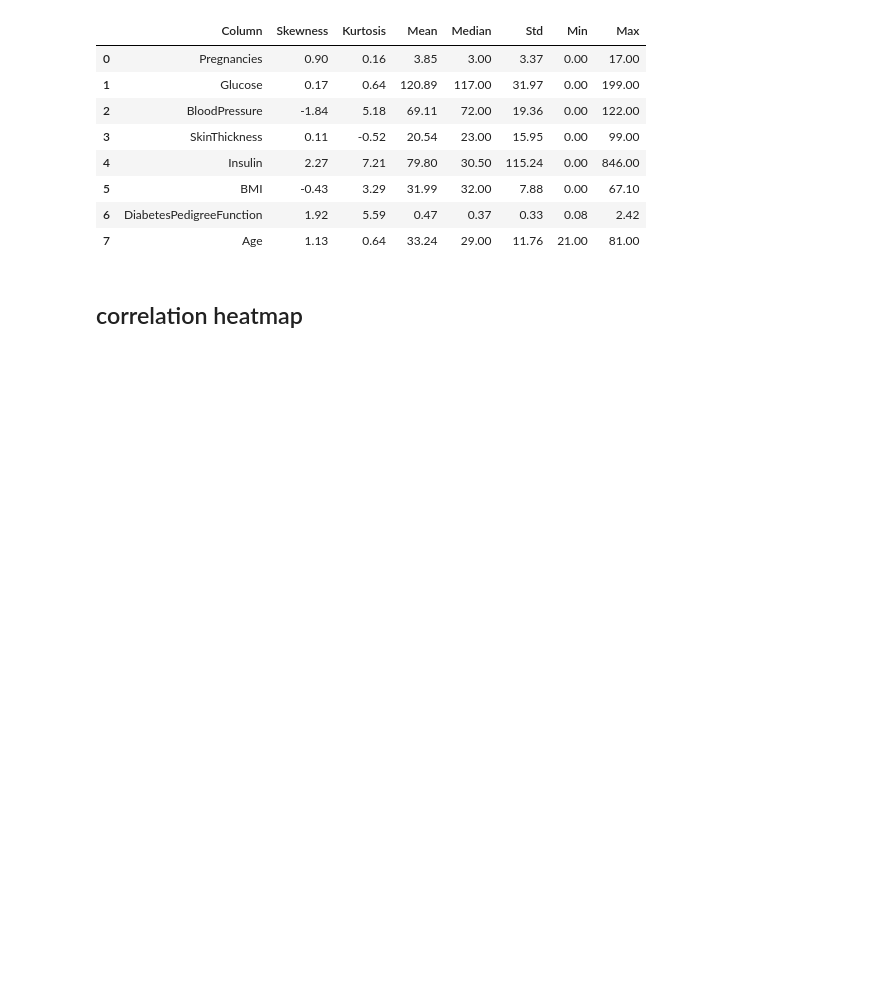
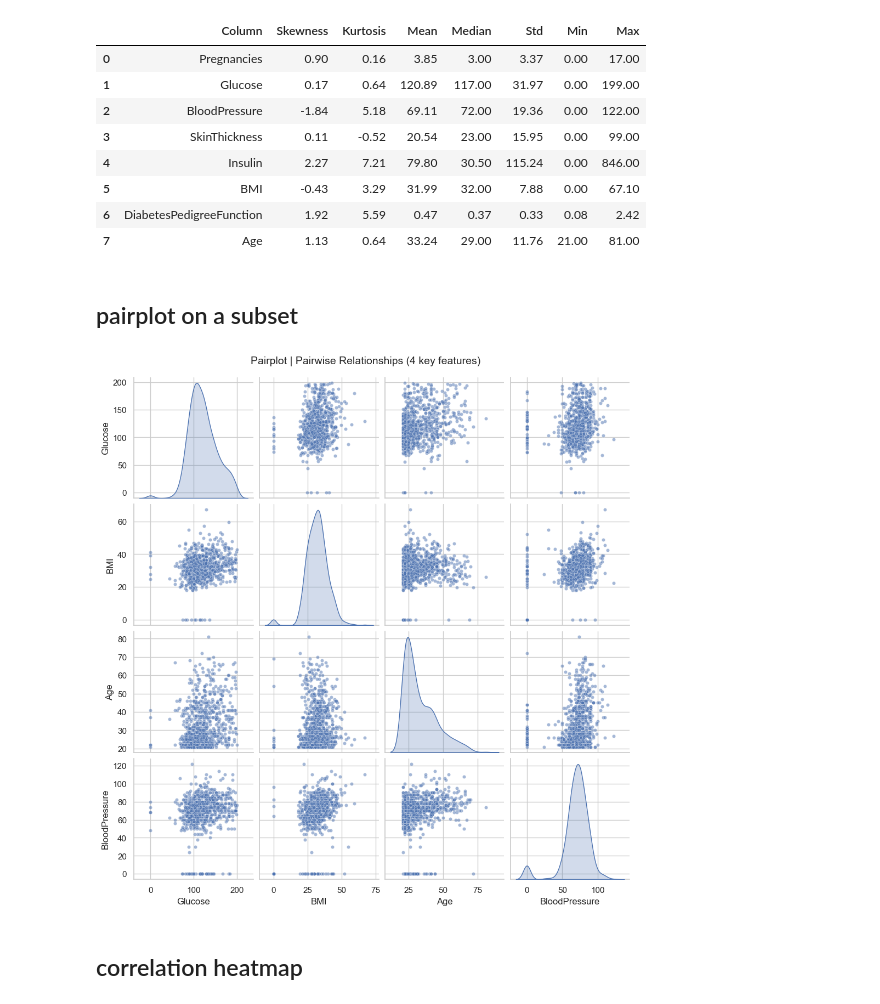
Before and after one commit to hamzalafsioui/DiaSense, a Jupyter notebook: notebooks/01_eda.ipynb, the cells around one changed output. Drawn from its saved outputs; the diff is of its cells as text; code cells hidden in the pictures; blank space fills up the shorter version.

Commit message:
add pairplot

```diff
--- a/notebooks/01_eda.ipynb
+++ b/notebooks/01_eda.ipynb
@@ -257,6 +257,23 @@ display(stats_df)
 | 5 | BMI | -0.43 | 3.29 | 31.99 | 32.00 | 7.88 | 0.00 | 67.10 |
 | 6 | DiabetesPedigreeFunction | 1.92 | 5.59 | 0.47 | 0.37 | 0.33 | 0.08 | 2.42 |
 | 7 | Age | 1.13 | 0.64 | 33.24 | 29.00 | 11.76 | 21.00 | 81.00 |
+# %% [markdown]
+## pairplot on a subset
+# %%
+# 4 features
+pair_features = ["Glucose", "BMI", "Age", "BloodPressure"]
+
+sns.pairplot(
+    df[pair_features],
+    diag_kind="kde",
+    plot_kws={"alpha": 0.5, "s": 20, "edgecolor": "white"},
+    height=2.5,
+)
+plt.suptitle("Pairplot | Pairwise Relationships (4 key features)", y=1.02, fontsize=14)
+plt.savefig(REPORTS_DIR / "eda_pairplot_subset.png", dpi=150, bbox_inches="tight")
+plt.show()
+# %% [output]
+[figure, added]
 # %% [markdown]
 ## correlation heatmap
 # %%
```
